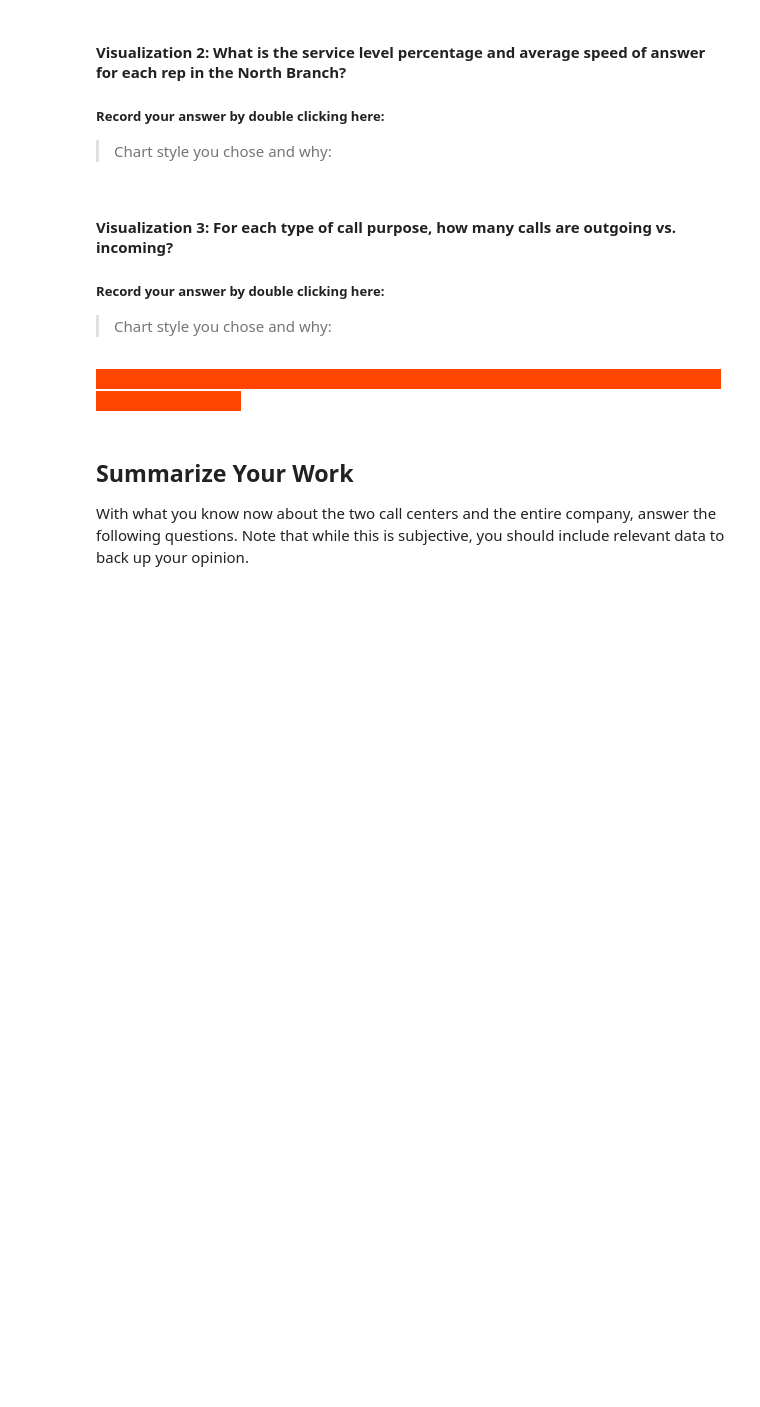
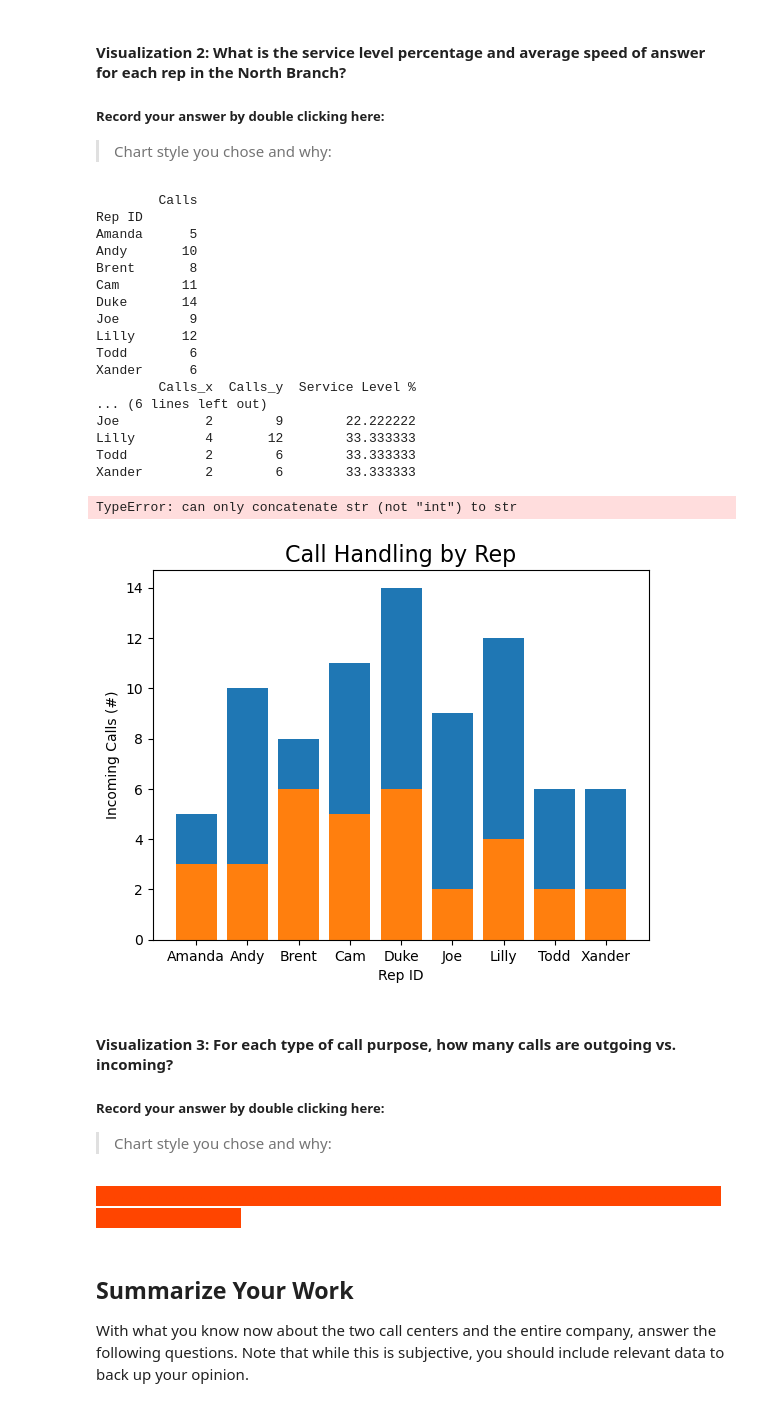
Before and after one commit to violet-phoenix/call-center-cleanup-assignment-Phx, a Jupyter notebook: Call_Center_Cleanup.ipynb, the cells around one changed output. Saved outputs shown, nothing was run; the diff lists cells and outputs as text; code cells hidden in the pictures; blank space fills up the shorter version.

```diff
--- a/Call_Center_Cleanup.ipynb
+++ b/Call_Center_Cleanup.ipynb
@@ -500,29 +506,61 @@ KeyError: 'Calls'
 # %%
 # Create visualization 2 here
 # north_plt contains the data you need for the average speed of answer of each rep
 
-north_plt = north.groupby("Rep ID")["Incoming Wait Time"].mean().to_frame().reset_index()
-
+north_plt = dfn.groupby("Rep ID")["Incoming Wait Time"].mean().to_frame().reset_index()
+# print(north_plt)
 # Finding each Rep's Personal Service Level Percentage.  Basically, Calls within 2 secs / total calls
 
 # Table 1: Total Incoming calls less than 2 seconds grouped by Rep
-quick_calls = north[north["Incoming Wait Time"] <= 2.0]
+quick_calls = dfn[dfn["Incoming Wait Time"] <= 2.0]
 quick_reps = quick_calls[["Rep ID", "Calls"]]
 quick_stats = quick_reps.groupby(["Rep ID"]).sum()  # Final Table
 
-
 # Table 2: Total Incoming Calls Only grouped by Rep
-total_calls_in = north[north["Incoming or Outgoing"] == "Incoming"]
+total_calls_in = dfn[dfn["Incoming or Outgoing"] == "Incoming"]
 rep_calls = total_calls_in[["Rep ID", "Calls"]]
 total_stats = rep_calls.groupby(["Rep ID"]).sum() # Final Table
+print(total_stats)
 
 #  Table 3: Service Level Percentage created via merge
 service_level = pd.merge(quick_stats, total_stats, on="Rep ID")
 
 # Create Percentage Column in Table 3
 service_level["Service Level %"] = service_level["Calls_x"]/service_level["Calls_y"] * 100
-
+print(service_level)
 #Your Code Here:
+# stacked bar chart using sns
+fig, ax = plt.subplots()
+ax.bar(service_level.index, service_level['Calls_y'], label='Answering Speed > 2s')
+ax.bar(service_level.index, service_level['Calls_x'], label='Answering Speed < 2s')
+# service_level.plot(kind='bar', stacked=True)
+plt.title('Call Handling by Rep', fontsize=16)
+plt.xlabel('Rep ID') # identify the call rep
+plt.ylabel('Incoming Calls (#)') # the overall number of incoming calls
+for i in (service_level.count() - 1):
+    ax.text(service_level["Service Level %"][i], total + 4, round(total), ha='center', weight=bold)
+plt.xticks(rotation=45)
+plt.legend()
+# %% [output]
+        Calls
+Rep ID
+Amanda      5
+Andy       10
+Brent       8
+Cam        11
+Duke       14
+Joe         9
+Lilly      12
+Todd        6
+Xander      6
+        Calls_x  Calls_y  Service Level %
+... (6 lines left out)
+Joe           2        9        22.222222
+Lilly         4       12        33.333333
+Todd          2        6        33.333333
+Xander        2        6        33.333333
+TypeError: can only concatenate str (not "int") to str
+[figure, added]
 # %% [markdown]
 #### Visualization 3: For each type of call purpose, how many calls are outgoing vs. incoming?
 ##### Record your answer by double clicking here:
```
Also changed, not shown: parts of 25 cells of this notebook.
